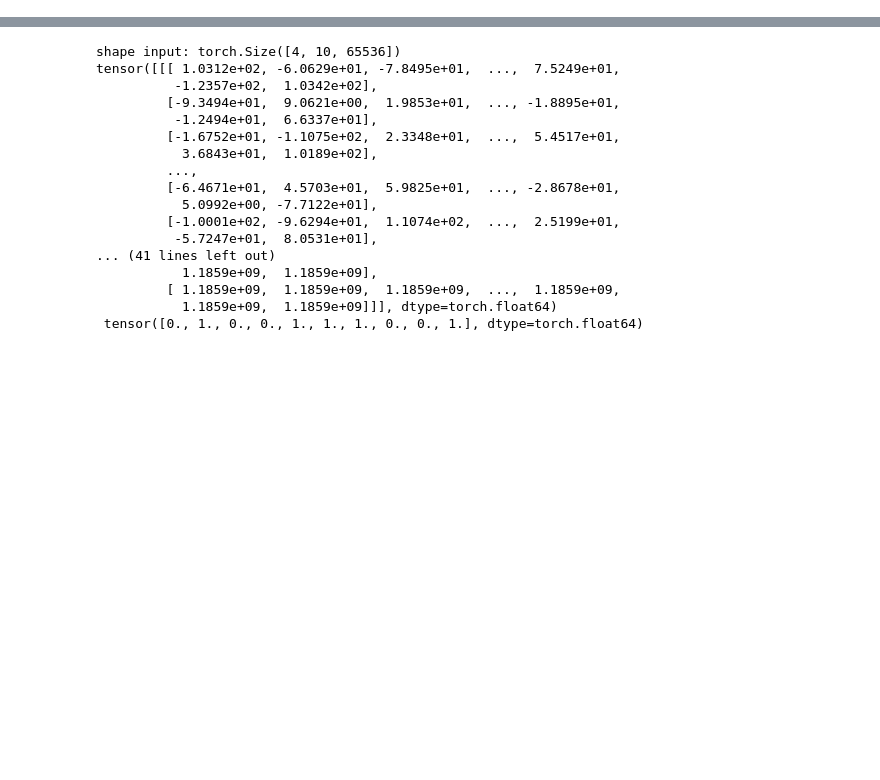
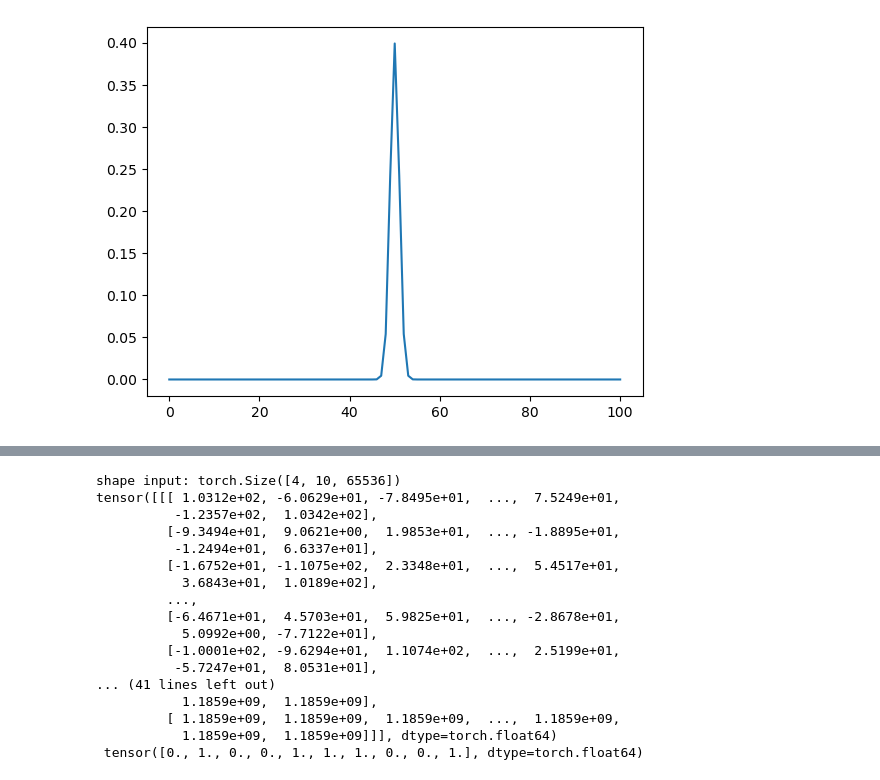
Before and after one commit to jurriaan585/Project2_CAML, a Jupyter notebook: Code/TESTER.ipynb, the cells around one changed output, grey strips where cells are left out. Cells and saved outputs as stored; diff of their text form; code cells hidden in the pictures; blank space fills up the shorter version.

```diff
--- a/Code/TESTER.ipynb
+++ b/Code/TESTER.ipynb
@@ -10,16 +10,20 @@ data = GW_DS(path)
 # %%
 from neural.CNN import CNN as CNN
 
 #Dataset, Truth_values = data.make_dataset(50)
 channels = 3
 def gaus(bins, sigma, mu):
     return 1/(sigma * np.sqrt(2 * np.pi)) * np.exp( - (bins - mu)**2 / (2 * sigma**2))
 gaus_array1 = np.repeat([[gaus(np.linspace(-50,50,101),1,0)]],channels,axis=0)
+plt.plot(gaus_array1[0,0])
+plt.plot()
 gaus_array2 = np.repeat([gaus(np.linspace(-50,50,101),0.5,0)],channels,axis=0)
 kernels = torch.tensor(np.array(gaus_array1))
 
 Net = CNN(channels, len(kernels[0]), len(kernels))
 Net.set_kernel(kernels)
+# %% [output]
+[figure, added]
 # %%
 import torch.nn as nn
 import torch.optim as optim
```
Also changed, not shown: parts of 5 cells of this notebook, 1 other file.
